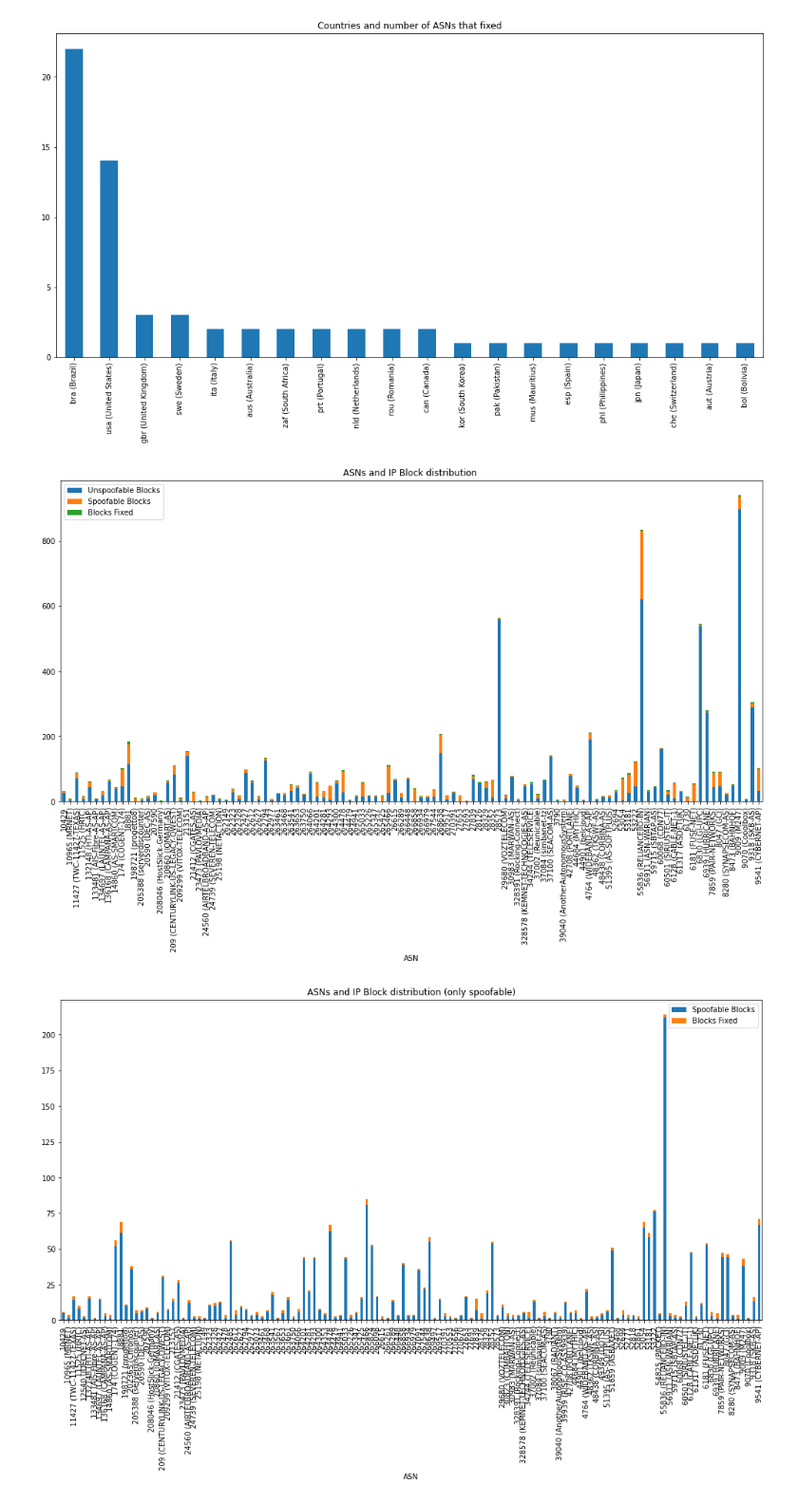
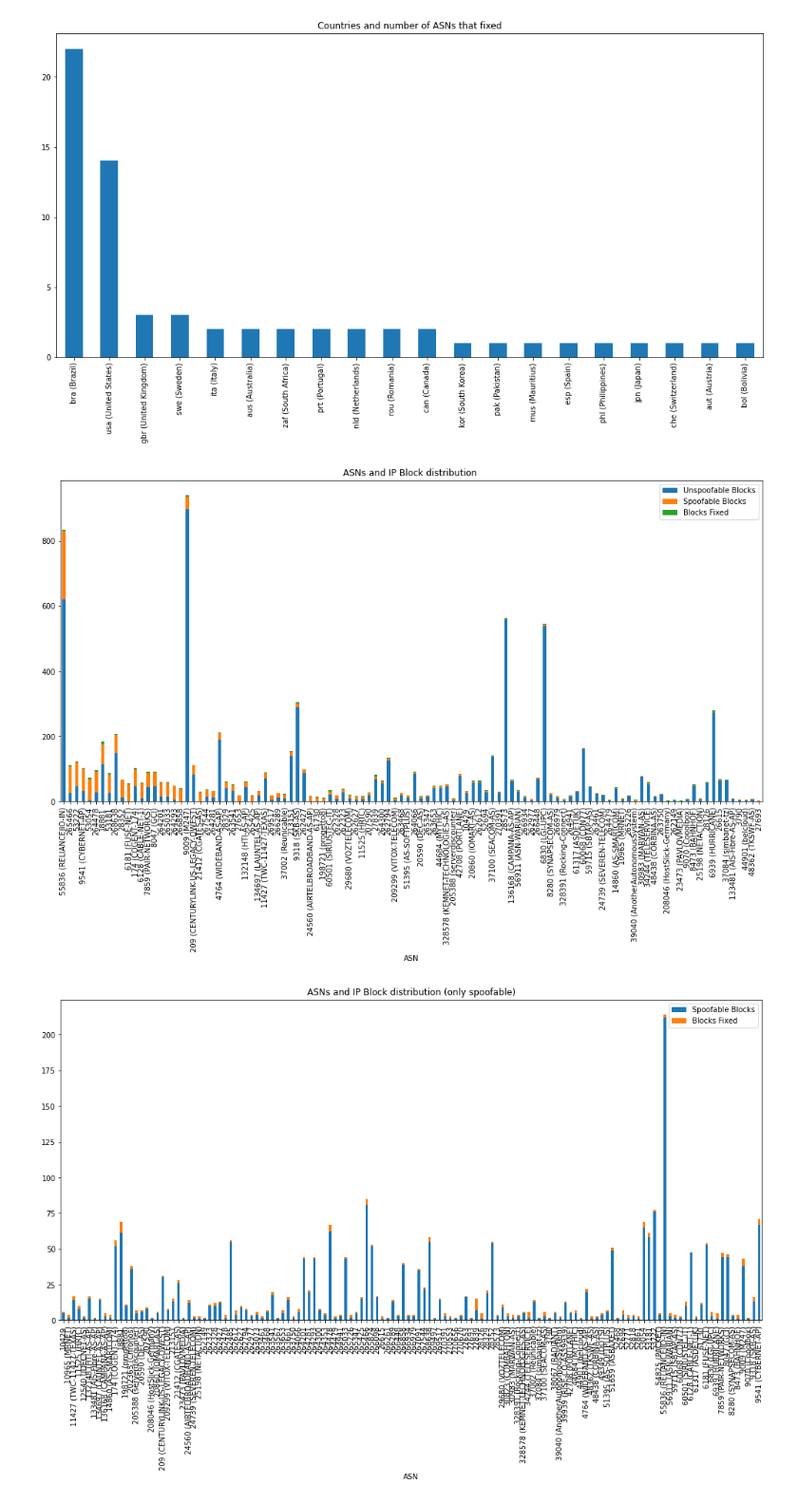
Before and after one commit to astamagg/econ_sec, a Jupyter notebook: Data analysis.ipynb, the cells around one changed output. Shown at 95% size. Saved outputs shown, nothing was run; the diff lists cells and outputs as text; code cells hidden in the pictures.

Commit message:
added graphs for 2, cleaned up others'

```diff
--- a/Data analysis.ipynb
+++ b/Data analysis.ipynb
@@ -285,10 +285,11 @@ remedies_df = remedies_df.rename(columns={"IP Block" : "Blocks Fixed"})
 # %%
 final_df = unspoofable_df.merge(spoofable_df, on="ASN").merge(remedies_df, on="ASN")
 final_df = final_df.rename(columns={"IP Block": "Fixed Blocks"})
+final_df = final_df.sort_values('Spoofable Blocks', ascending=False)
 final_df.plot(kind='bar', stacked=True,figsize=(17,8), title="ASNs and IP Block distribution ")
 plt.show()
 # %% [output]
-[figure, old version]
+[figure, new version]
 # %%
 final_df = spoofable_df.merge(remedies_df, on="ASN")
 final_df = final_df.rename(columns={"IP Block": "Fixed Blocks"})
```
Also changed, not shown: parts of 10 cells of this notebook.
